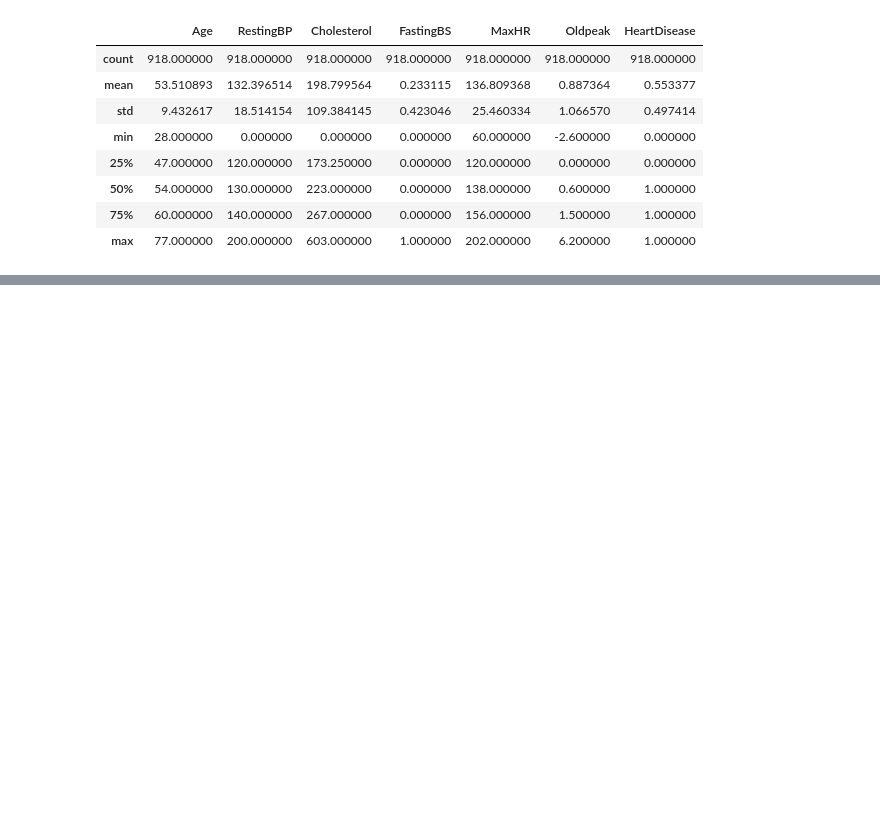
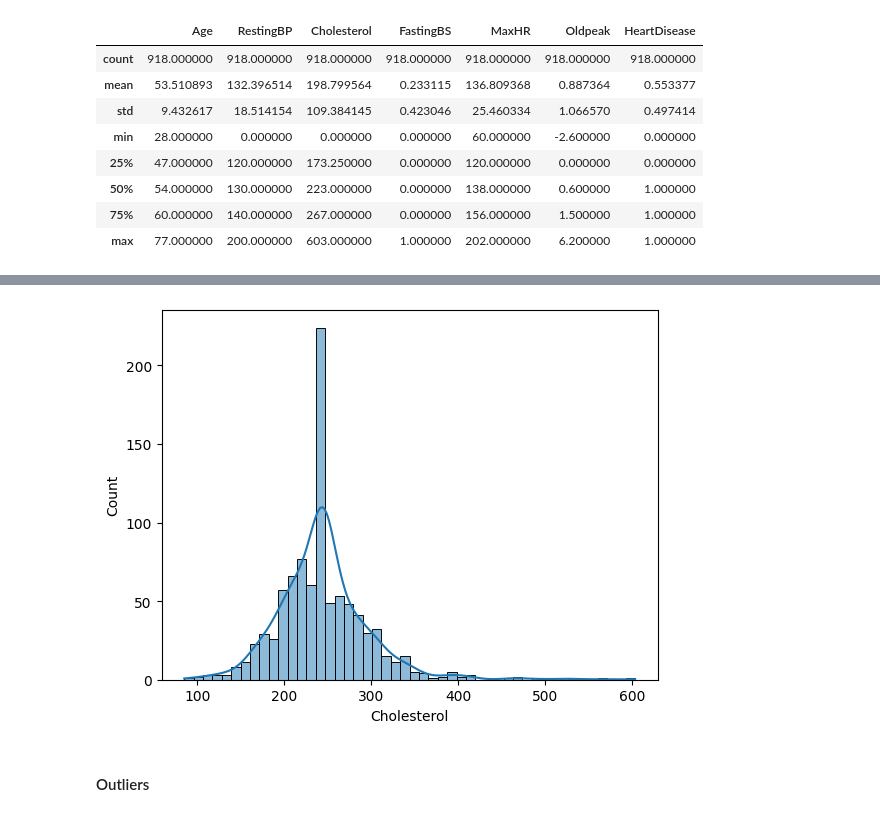
Before and after one commit to Newtan999/NewML, a Jupyter notebook: classificacao_doencas_cardiacas/heart_diseases.ipynb, the cells around one changed output, grey strips where cells are left out. Drawn from its saved outputs; the diff is of its cells as text; code cells hidden in the pictures; blank space fills up the shorter version.

Commit message:
Tratamento básico dos dados finalizado

```diff
--- a/classificacao_doencas_cardiacas/heart_diseases.ipynb
+++ b/classificacao_doencas_cardiacas/heart_diseases.ipynb
@@ -309,0 +344,2 @@ dados.describe()
+# %%
+dados2 = dados.loc[dados.RestingBP !=0]
@@ -309,0 +365,4 @@ dados.describe()
+# %%
+### Substituindo os valores zerados da coluna Cholesterol por NaN
+dados2['Cholesterol'] = dados2['Cholesterol'].replace(0, np.nan)
+#dados2['Cholesterol'] = dados2['Cholesterol'].replace(0, np.nan)
@@ -309,0 +396,4 @@ dados.describe()
+# %%
+### Agora, os valores NaN podem ser substituídos pela média
+# dados2['Cholesterol'].fillna(dados2.Cholesterol.mean(), inplace = True)
+dados2.Cholesterol = dados2['Cholesterol'].fillna(dados2.Cholesterol.mean())
@@ -309,0 +421,6 @@ dados.describe()
+# %%
+sns.histplot(dados2, x='Cholesterol', kde = True, stat='count');
+# %% [output]
+[figure, added]
+# %% [markdown]
+#### Outliers
```
Also changed, not shown: parts of 39 cells of this notebook.
